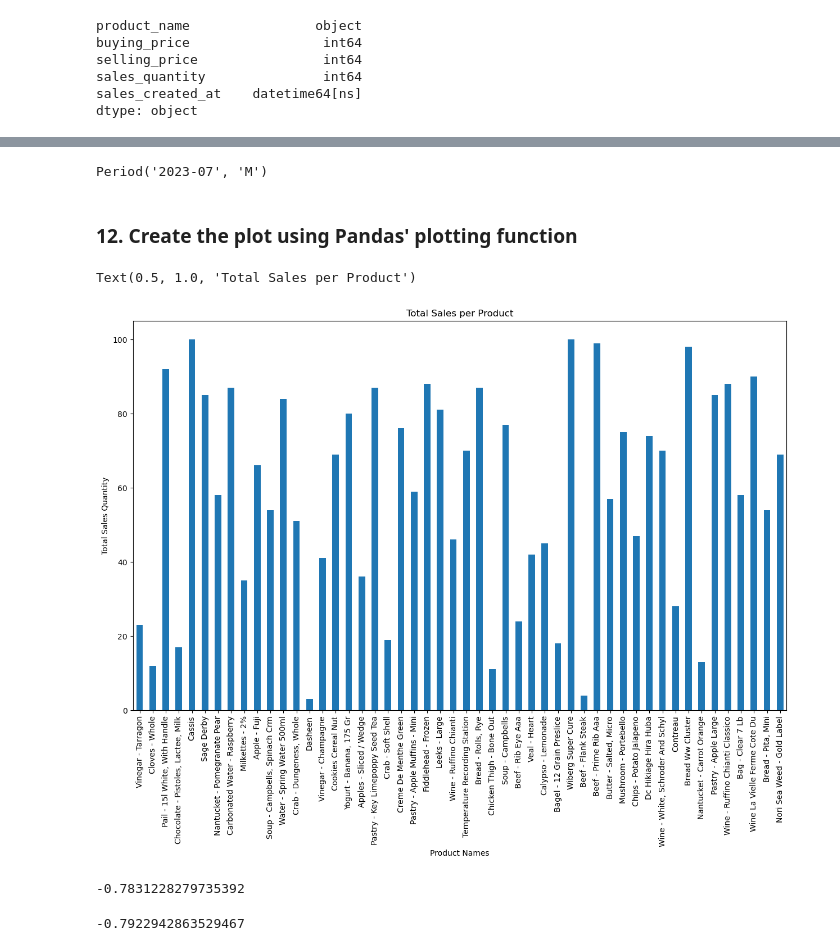
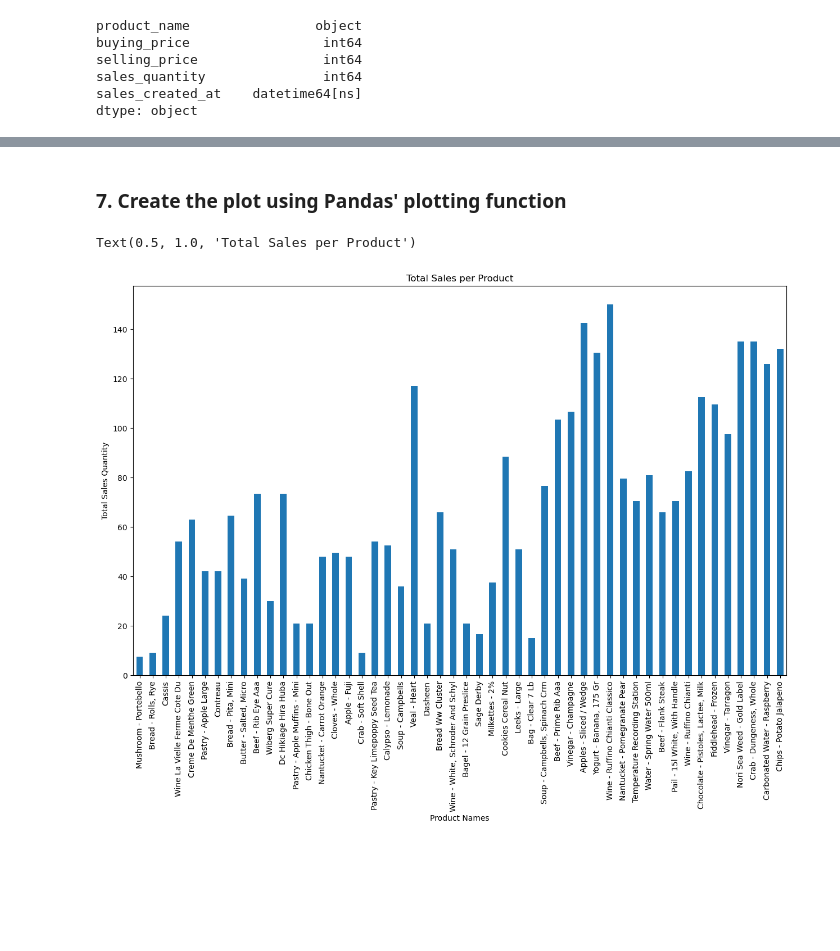
Before and after one commit to Colletaaliyah/jupyter-notebooks, a Jupyter notebook: dukasales.ipynb, the cells around one changed output, grey strips where cells are left out. Drawn from its saved outputs; the diff is of its cells as text; code cells hidden in the pictures; blank space fills up the shorter version.

Commit message:
data cleaning

```diff
--- a/dukasales.ipynb
+++ b/dukasales.ipynb
@@ -102,5 +51,8 @@ df['Selling_Price'] = df['buying_price'] * 0.25
+# %%
+# Update the existing new_selling_price column to be 10 times the current values
+df['new_selling_price'] = df['new_selling_price'] * 10
 # %%
-df['Profit'] = df['Selling_Price'] - df['buying_price'] * df['sales_quantity']
+df['new_profit'] = df['new_selling_price'] - df['buying_price']
 # %%
 df.head(10)
 # %% [output]
@@ -127,6 +79,9 @@ sales
 # %%
-# Display the first five items with the most sales
-top_products = df.nlargest(5,'sales_quantity')
+# Sort the DataFrame by Profit in descending order and then by Buying_Price in ascending order
+df = df.sort_values(by=['profit', 'buying_price'], ascending=[False, True])
+
+# Display the top five sales
+top_products = df.head(5)
 # %%
 top_products
 # %% [output]
@@ -146 +97,13 @@ best_performing_month = df.groupby(df['sales_created_at'].dt.to_period('M')).sum
+# %%
+# Convert the 'created_at' column to a datetime format
+df['sales_created_at'] = pd.to_datetime(df['sales_created_at'])
+
+# Calculate the sales for each row on the fly (new_selling_price - Buying_Price)
+df['Sales'] = df['new_selling_price'] - df['buying_price']
+
+# Extract the month from the 'created_at' column and add it to the original DataFrame
+df['Month'] = df['sales_created_at'].dt.to_period('M')
+
+# Find the month with the highest total sales
+best_month = df.groupby('Month')['Sales'].sum().idxmax()
 # %%
@@ -163,18 +113,10 @@ best_performing_month
-# %%
-best_performing_month['sales_quantity'].idxmax()
-# %% [output]
-Period('2023-07', 'M')
 # %% [markdown]
-### 12. Create the plot using Pandas' plotting function
+### 7. Create the plot using Pandas' plotting function
 # %%
-df.plot.bar('product_name','sales_quantity',legend=False,rot=90,figsize=(15,9))
+df.plot.bar('product_name','Sales',legend=False,rot=90,figsize=(15,9))
 plt.xlabel('Product Names')
 plt.ylabel('Total Sales Quantity')
 plt.title('Total Sales per Product')
 # %% [output]
 Text(0.5, 1.0, 'Total Sales per Product')
-[figure, old version]
+[figure, new version]
-# %%
-df['buying_price'].corr(df['Profit']) #pearson correlation
-# %% [output]
--0.7831228279735392
@@ -184,6 +123,2 @@ spearman_corr = df['buying_price'].corr(df['Profit'], method='spearman')
-# %%
-spearman_corr
-# %% [output]
--0.7922942863529467
 # %%
 # Calculate the average profit for each product name --- correlation between product name and profit
```
Also changed, not shown: parts of 48 cells of this notebook, 1 other file.
